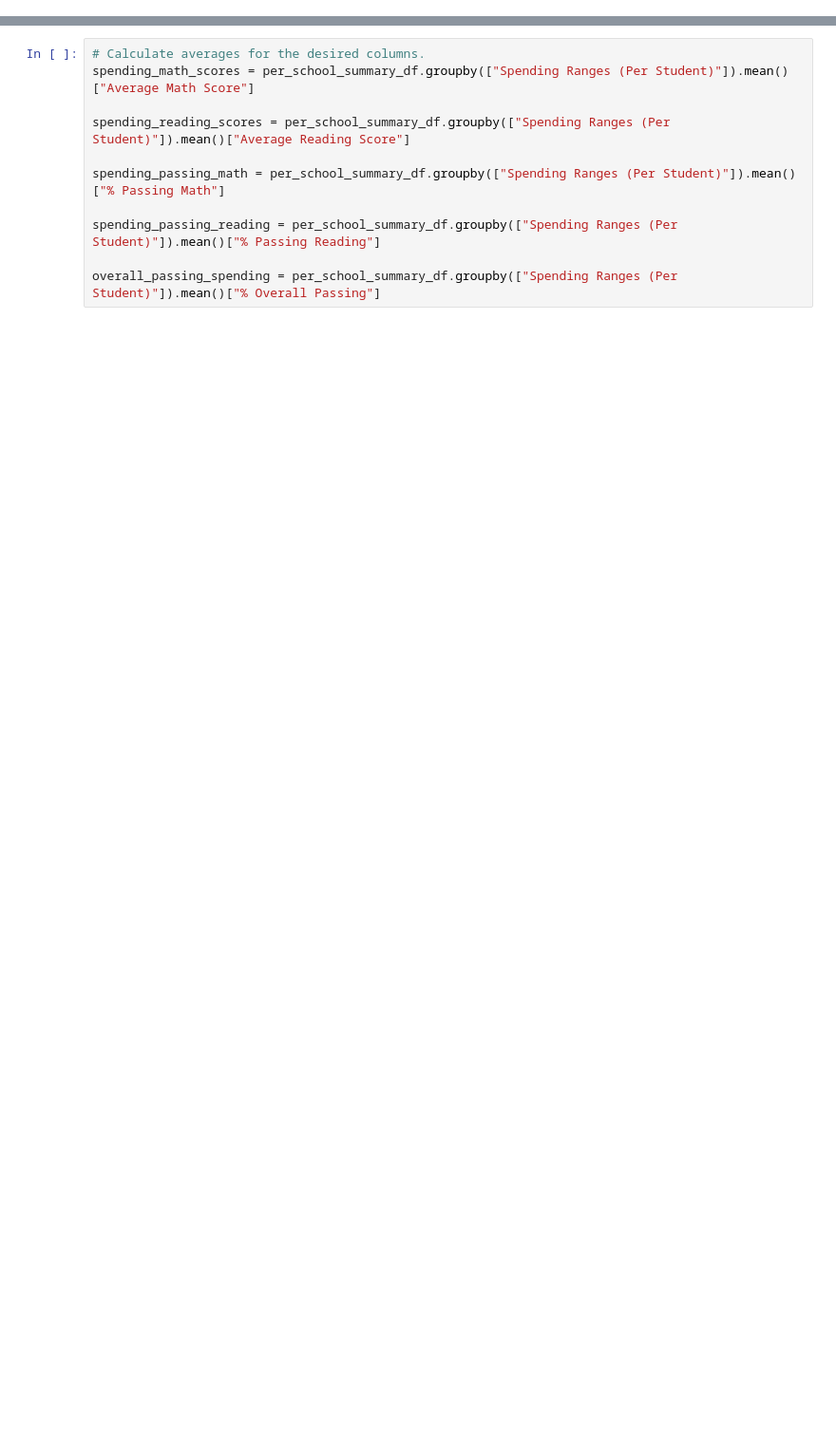
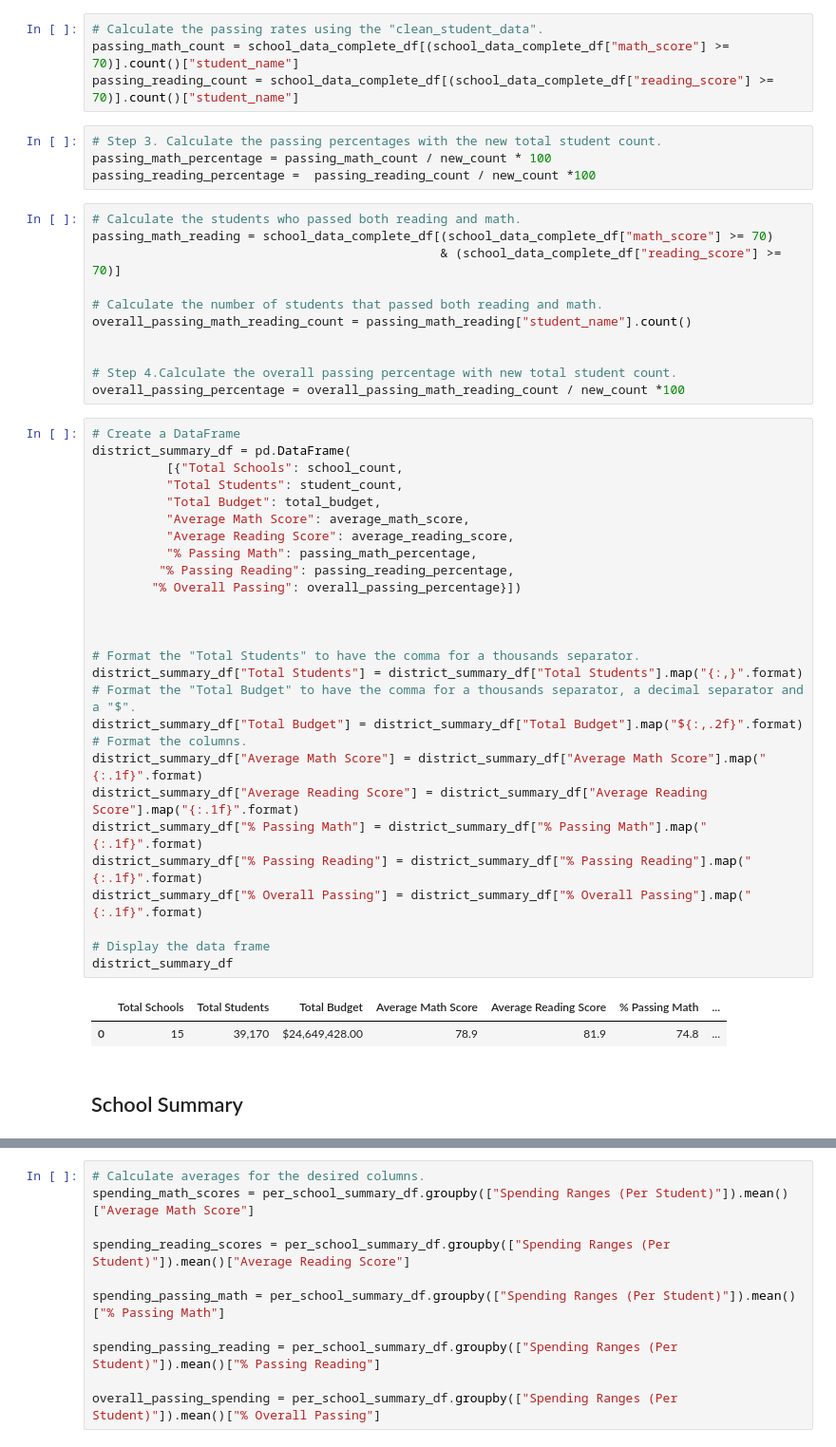
Before and after one commit to JoshTrewhella/School_District_Analysis, a Jupyter notebook: PyCitySchools_Challenge.ipynb, the cells around one changed output, grey strips where cells are left out. Shown: that part at 95% size. Drawn from its saved outputs; the diff is of its cells as text; blank space fills up the shorter version.

```diff
--- a/PyCitySchools_Challenge.ipynb
+++ b/PyCitySchools_Challenge.ipynb
@@ -978,0 +105,51 @@ per_school_summary_df
+# %%
+# Calculate the passing rates using the "clean_student_data".
+passing_math_count = school_data_complete_df[(school_data_complete_df["math_score"] >= 70)].count()["student_name"]
+passing_reading_count = school_data_complete_df[(school_data_complete_df["reading_score"] >= 70)].count()["student_name"]
+# %%
+# Step 3. Calculate the passing percentages with the new total student count.
+passing_math_percentage = passing_math_count / new_count * 100
+passing_reading_percentage =  passing_reading_count / new_count *100
+# %%
+# Calculate the students who passed both reading and math.
+passing_math_reading = school_data_complete_df[(school_data_complete_df["math_score"] >= 70)
+                                               & (school_data_complete_df["reading_score"] >= 70)]
+
+# Calculate the number of students that passed both reading and math.
+overall_passing_math_reading_count = passing_math_reading["student_name"].count()
+
+
+# Step 4.Calculate the overall passing percentage with new total student count.
+overall_passing_percentage = overall_passing_math_reading_count / new_count *100
+# %%
+# Create a DataFrame
+district_summary_df = pd.DataFrame(
+          [{"Total Schools": school_count,
+          "Total Students": student_count,
+          "Total Budget": total_budget,
+          "Average Math Score": average_math_score,
+          "Average Reading Score": average_reading_score,
+          "% Passing Math": passing_math_percentage,
+         "% Passing Reading": passing_reading_percentage,
+        "% Overall Passing": overall_passing_percentage}])
+
+
+
+# Format the "Total Students" to have the comma for a thousands separator.
+district_summary_df["Total Students"] = district_summary_df["Total Students"].map("{:,}".format)
+# Format the "Total Budget" to have the comma for a thousands separator, a decimal separator and a "$".
+district_summary_df["Total Budget"] = district_summary_df["Total Budget"].map("${:,.2f}".format)
+# Format the columns.
+district_summary_df["Average Math Score"] = district_summary_df["Average Math Score"].map("{:.1f}".format)
+district_summary_df["Average Reading Score"] = district_summary_df["Average Reading Score"].map("{:.1f}".format)
+district_summary_df["% Passing Math"] = district_summary_df["% Passing Math"].map("{:.1f}".format)
+district_summary_df["% Passing Reading"] = district_summary_df["% Passing Reading"].map("{:.1f}".format)
+district_summary_df["% Overall Passing"] = district_summary_df["% Overall Passing"].map("{:.1f}".format)
+
+# Display the data frame
+district_summary_df
+# %% [output]
+|  | Total Schools | Total Students | Total Budget | Average Math Score | Average Reading Score | % Passing Math | ... |
+| 0 | 15 | 39,170 | $24,649,428.00 | 78.9 | 81.9 | 74.8 | ... |
+# %% [markdown]
+##  School Summary
```
Also changed, not shown: parts of 130 cells of this notebook, 1 other file.
